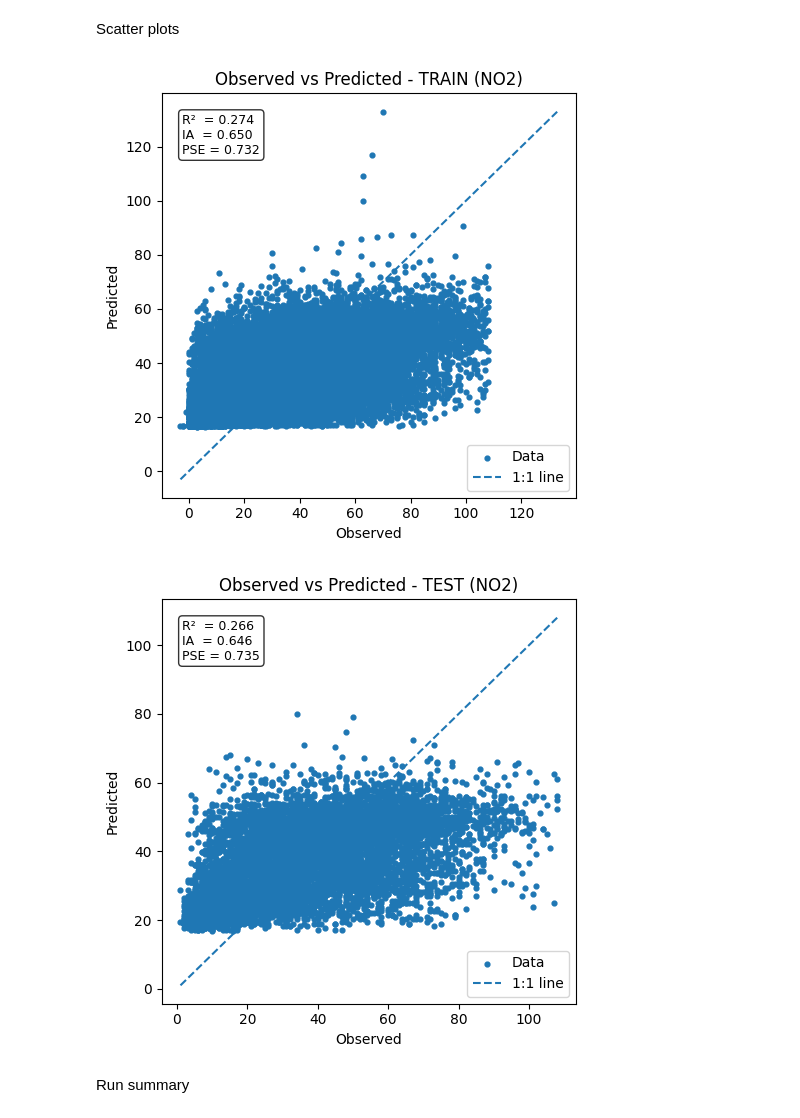
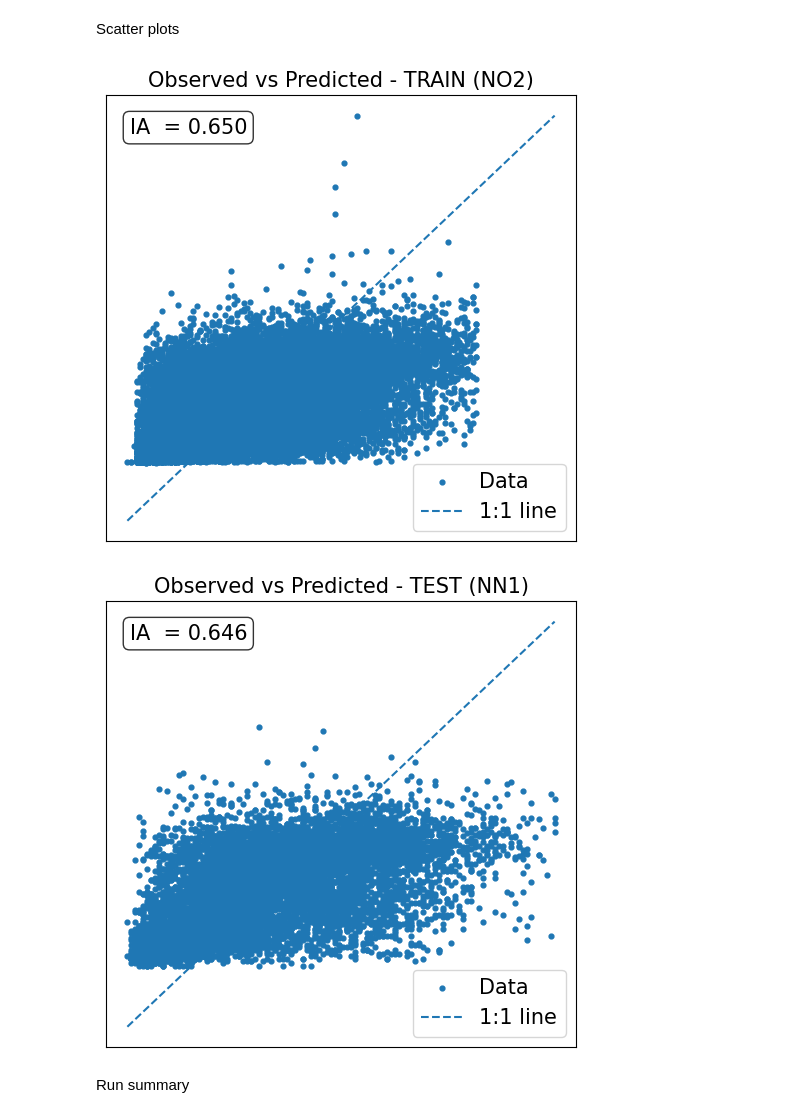
Before and after one commit to SteWey0/uef-data-mining, a Jupyter notebook: Code/topic_5/Deep_learning.ipynb, the cells around one changed output. Saved outputs shown, nothing was run; the diff lists cells and outputs as text; code cells hidden in the pictures.

```diff
--- a/Code/topic_5/Deep_learning.ipynb
+++ b/Code/topic_5/Deep_learning.ipynb
@@ -43,19 +43,20 @@ The notebook is divided into several tasks:
 Upload Dataset
 # %%
 # With this code you can directly get access to your own disk and upload it to Google Colab
-from google.colab import files
+# from google.colab import files
 import pandas as pd
-import io
+# import io
 
 # 1) Upload the CSV file
-uploaded = files.upload()   # Opens a file picker in Colab
+# uploaded = files.upload()   # Opens a file picker in Colab
 
 # 2) Extract the filename
-fname = next(iter(uploaded))
+# fname = next(iter(uploaded))
 
 # 3) Load CSV into a pandas DataFrame
-df = pd.read_csv(io.BytesIO(uploaded[fname]), sep=';', decimal=',')
+# df = pd.read_csv(io.BytesIO(uploaded[fname]), sep=';', decimal=',')
 
+df = pd.read_csv("AQdataNumber(AQdata) (1).csv",  sep=';', decimal=',')
 # 4) Display the first rows
 df.head()
 # with following code you get get acees to uploded files in Google colab
@@ -481,46 +480,52 @@ def scatter_obs_pred(y_true, y_pred, title):
     pse = calc_pse(y_pred, y_true)
 
     fig, ax = plt.subplots(figsize=(5, 5))
 
     # scatter points
     ax.scatter(y_true, y_pred, s=12, label="Data")
 
     # 1:1 line
     xymin = np.nanmin([y_true.min(), y_pred.min()])
     xymax = np.nanmax([y_true.max(), y_pred.max()])
     ax.plot([xymin, xymax], [xymin, xymax], linestyle="--", label="1:1 line")
-
-    ax.set_xlabel("Observed")
-    ax.set_ylabel("Predicted")
-    ax.set_title(title)
+    # remove ticks and axis labels
+    ax.set_xticks([])
+    ax.set_yticks([])
+    ax.set_xlabel("")
+    ax.set_ylabel("")
+    ax.set_title(title,
+        fontsize=15)
 
     # --- metrics box inside the figure ---
     textstr = (
-        f"R²  = {r2:.3f}\n"
-        f"IA  = {ia:.3f}\n"
-        f"PSE = {pse:.3f}"
+       # f"R²  = {r2:.3f}\n"
+        f"IA  = {ia:.3f}"
+        #f"PSE = {pse:.3f}"
     )
 
     ax.text(
         0.05, 0.95,
         textstr,
         transform=ax.transAxes,
         va="top",
         ha="left",
-        fontsize=9,
+        fontsize=15,
         bbox=dict(boxstyle="round", facecolor="white", alpha=0.8)
     )
 
-    ax.legend(loc="lower right")
+    ax.legend(loc="lower right",
+        fontsize=15)
     fig.tight_layout()
-    plt.show()
+    # plt.show()
+    return fig
 
 # calls stay the same
 scatter_obs_pred(y_train, yhat_train, f"Observed vs Predicted - TRAIN ({TARGET_COLUMN})")
-scatter_obs_pred(y_test,  yhat_test,  f"Observed vs Predicted - TEST ({TARGET_COLUMN})")
+fig = scatter_obs_pred(y_test,  yhat_test,  f"Observed vs Predicted - TEST (NN1)")
+fig.savefig("../../LaTex/plots/e5_nn1.pdf", bbox_inches='tight')
 # %% [output]
-[figure, old version]
+[figure, new version]
-[figure, old version]
+[figure, new version]
 # %% [markdown]
 Run summary
 # %%
```
Also changed, not shown: parts of 15 cells of this notebook, 6 other files.
